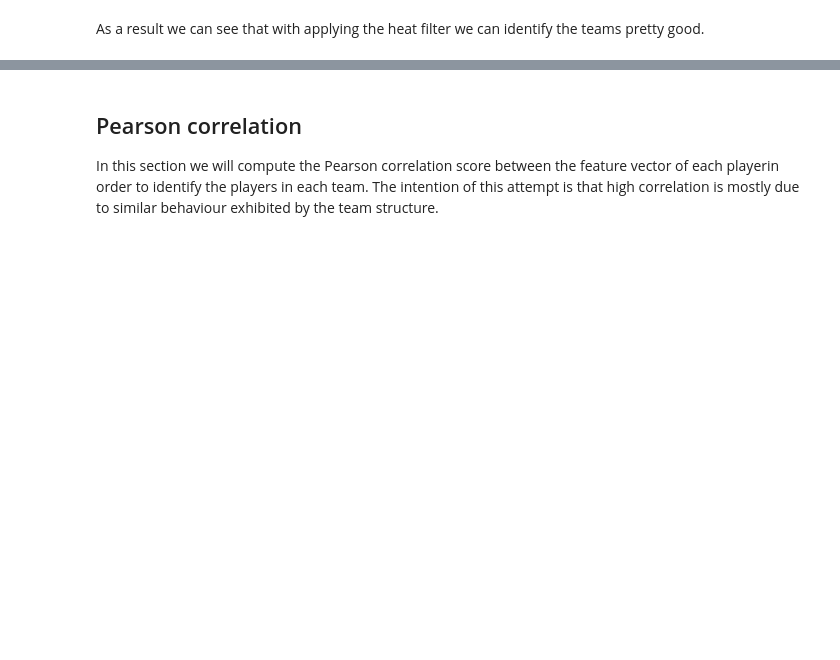
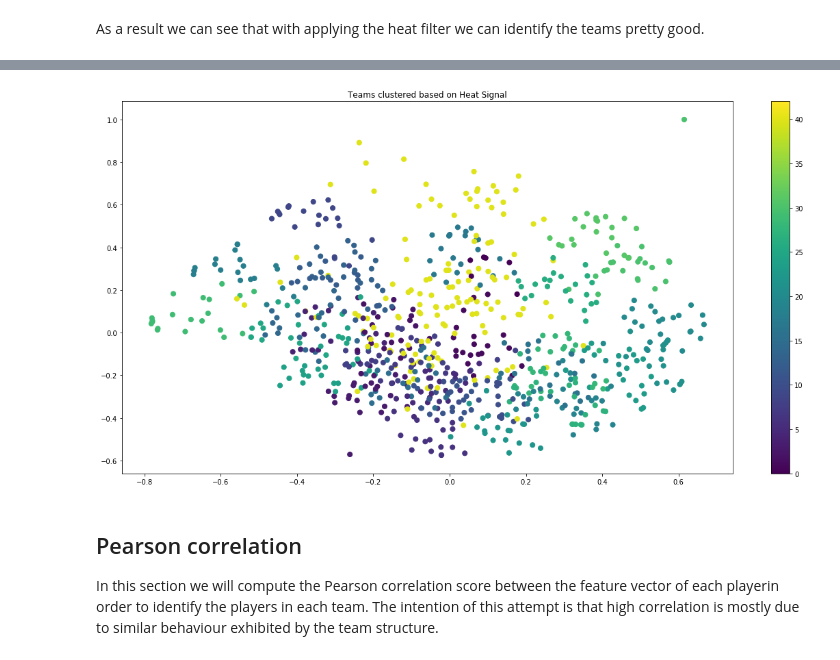
Before and after one commit to ProjectNTDS/Network_World_Cup_Analysis, a Jupyter notebook: Task 4.ipynb, the cells around one changed output, grey strips where cells are left out. Drawn from its saved outputs; the diff is of its cells as text; code cells hidden in the pictures; blank space fills up the shorter version.

Commit message:
update cluster

```diff
--- a/Task 4.ipynb
+++ b/Task 4.ipynb
@@ -225,3 +226,32 @@ create_PieChart(heat_final_result)
 [figure]
 # %% [markdown]
 As a result we can see that with applying the heat filter we can identify the teams pretty good.
+# %%
+def built_clusting():
+    team_predictions = []
+    for i in range(736,768):
+        t, _ = heat_signal(i)
+        players_graphbased = identify_players(t)
+        team_predictions.append(players_graphbased)
+
+    return team_predictions
+# %%
+def assign_values(All_Nodes, team_predictions):
+    nodes_local = All_Nodes.copy(deep=True)
+    nodes_local['team_value'] = ''
+    size = nodes_local.shape[0]
+    for i in range(size):
+        found = False
+        for j in range(len(team_predictions)):
+            for l in range(len(team_predictions[j])):
+                if nodes_local.index.values[i] == team_predictions[j][l]:
+                    nodes_local.iloc[i, 2] = j
+                    found = True
+        if found == False:
+            nodes_local.iloc[i, 2] = 40
+
+
+    return nodes_local
+# %%
+team_predictions = built_clusting()
+Nodes_prediction = assign_values(All_Nodes, team_predictions)
@@ -228,3 +276,12 @@ As a result we can see that with applying the heat filter we can identify the te
+# %%
+signal_category = Nodes_prediction['team_value'].values
+# %%
+fig, ax = plt.subplots(figsize=(20, 10))
+G.set_coordinates()
+plotting.plot_signal(G, signal_category,backend= 'matplotlib',ax = ax, \
+                    plot_name = 'Teams clustered based on Heat Signal', vertex_size =50)
+# %% [output]
+[figure, added]
 # %% [markdown]
 ## Pearson correlation
 In this section we will compute the Pearson correlation score between the feature vector of each playerin order to identify the players in each team. The intention of this attempt is that high correlation is mostly due to similar behaviour exhibited by the team structure.
```
Also changed, not shown: parts of 20 cells of this notebook.
